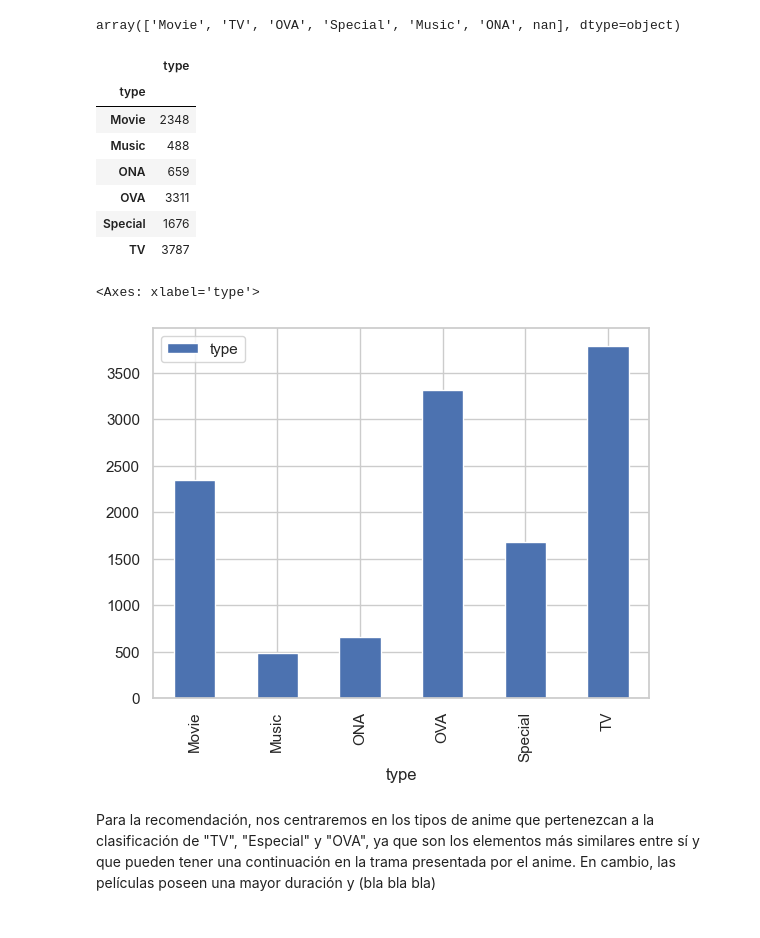
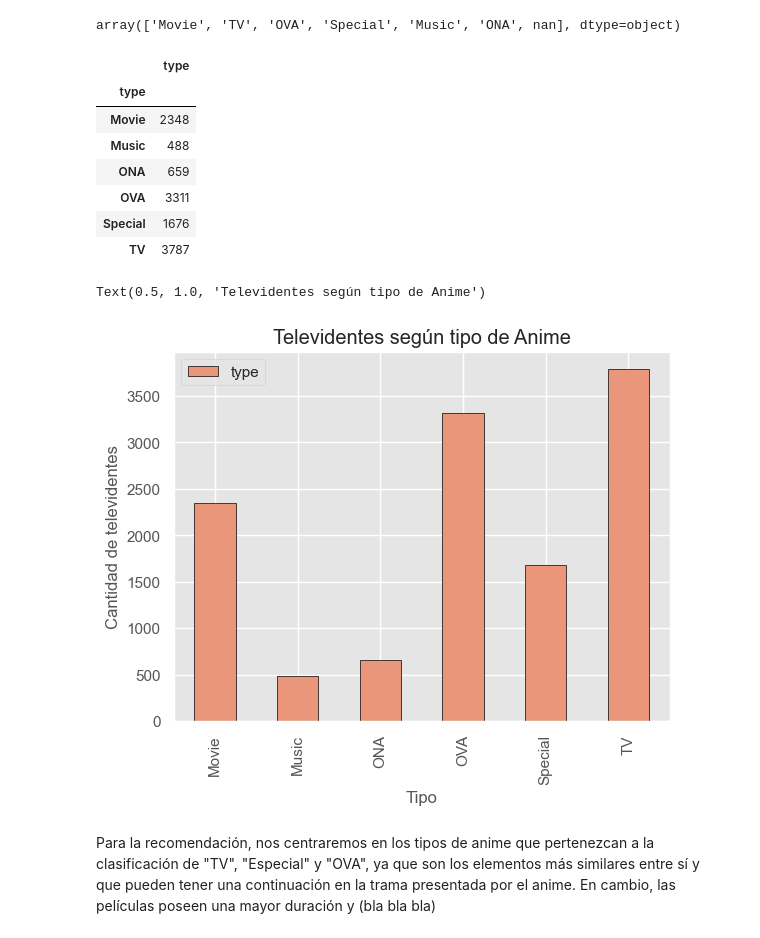
Before and after one commit to ffvilca/topicos_tarea-1, a Jupyter notebook: notebook.ipynb, the cells around one changed output. Saved outputs shown, nothing was run; the diff lists cells and outputs as text; code cells hidden in the pictures.

```diff
--- a/notebook.ipynb
+++ b/notebook.ipynb
@@ -148,18 +148,24 @@ array(['Movie', 'TV', 'OVA', 'Special', 'Music', 'ONA', nan], dtype=object)
 # %%
 data_barplot = data.groupby(["type"]).agg({"type": "count"})
 display(data_barplot)
-data_barplot.plot(kind="bar")
+
+
+data_barplot.plot(kind="bar", color="#E9967A", edgecolor='black')
+
+plt.xlabel('Tipo')
+plt.ylabel('Cantidad de televidentes')
+plt.title('Televidentes según tipo de Anime')
 # %% [output]
 |  | type |
 | type |  |
 | Movie | 2348 |
 | Music | 488 |
 | ONA | 659 |
 | OVA | 3311 |
 | Special | 1676 |
 | TV | 3787 |
-<Axes: xlabel='type'>
+Text(0.5, 1.0, 'Televidentes según tipo de Anime')
-[figure, old version]
+[figure, new version]
 # %% [markdown]
 Para la recomendación, nos centraremos en los tipos de anime que pertenezcan a la clasificación de "TV", "Especial" y "OVA", ya que son los elementos más similares entre sí y que pueden tener una continuación en la trama presentada por el anime. En cambio, las películas poseen una mayor duración y (bla bla bla)
 # %%
```
Also changed, not shown: parts of 6 cells of this notebook.
